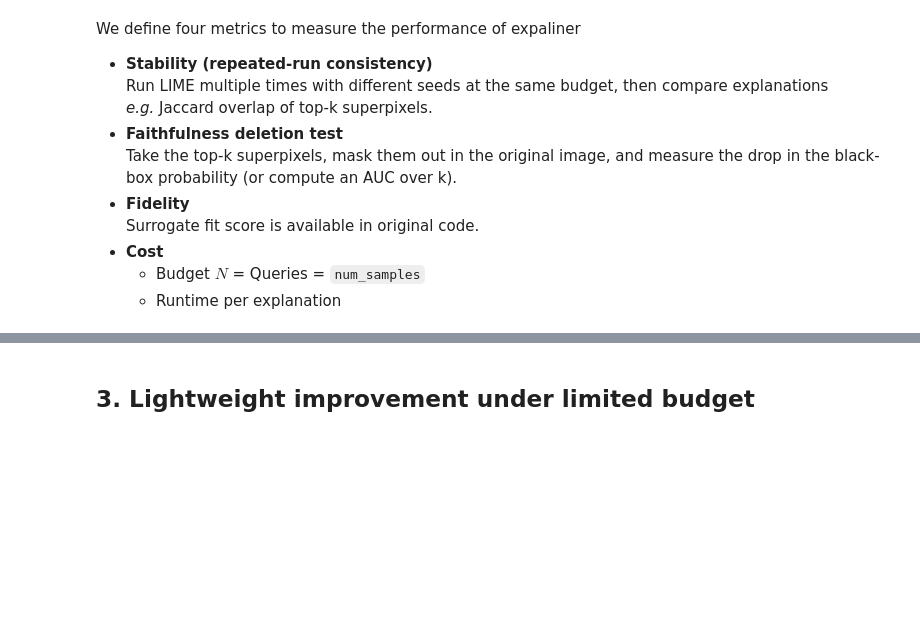
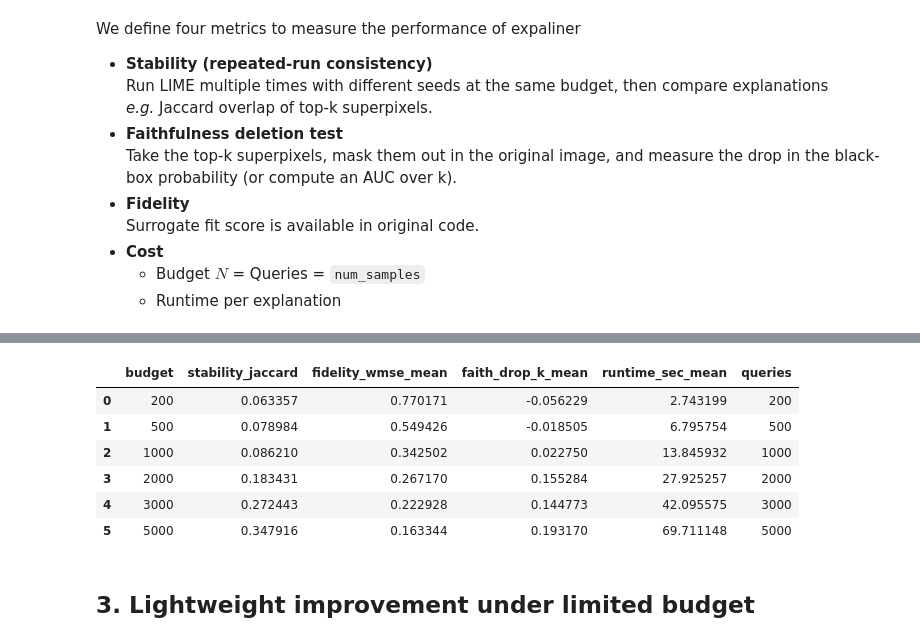
Before and after one commit to QihangFeng/Reliable-LIME-under-Query-Budget-Constraints, a Jupyter notebook: lime_budget_constraints.ipynb, the cells around one changed output, grey strips where cells are left out. Saved outputs shown, nothing was run; the diff lists cells and outputs as text; code cells hidden in the pictures; blank space fills up the shorter version.

```diff
--- a/lime_budget_constraints.ipynb
+++ b/lime_budget_constraints.ipynb
@@ -900,3 +1158,15 @@ We define four metrics to measure the performance of expaliner
+# %%
+# For readability, we scale fidelity_wmse_mean by 1000
+df_summary["fidelity_wmse_mean"] = df_summary["fidelity_wmse_mean"]*1000
+df_summary
+# %% [output]
+|  | budget | stability_jaccard | fidelity_wmse_mean | faith_drop_k_mean | runtime_sec_mean | queries |
+| 0 | 200 | 0.063357 | 0.770171 | -0.056229 | 2.743199 | 200 |
+| 1 | 500 | 0.078984 | 0.549426 | -0.018505 | 6.795754 | 500 |
+| 2 | 1000 | 0.086210 | 0.342502 | 0.022750 | 13.845932 | 1000 |
+| 3 | 2000 | 0.183431 | 0.267170 | 0.155284 | 27.925257 | 2000 |
+| 4 | 3000 | 0.272443 | 0.222928 | 0.144773 | 42.095575 | 3000 |
+| 5 | 5000 | 0.347916 | 0.163344 | 0.193170 | 69.711148 | 5000 |
 # %% [markdown]
 ## 3. Lightweight improvement under limited budget
 # %% [markdown]
```
Also changed, not shown: parts of 18 cells of this notebook, 3 other files.
